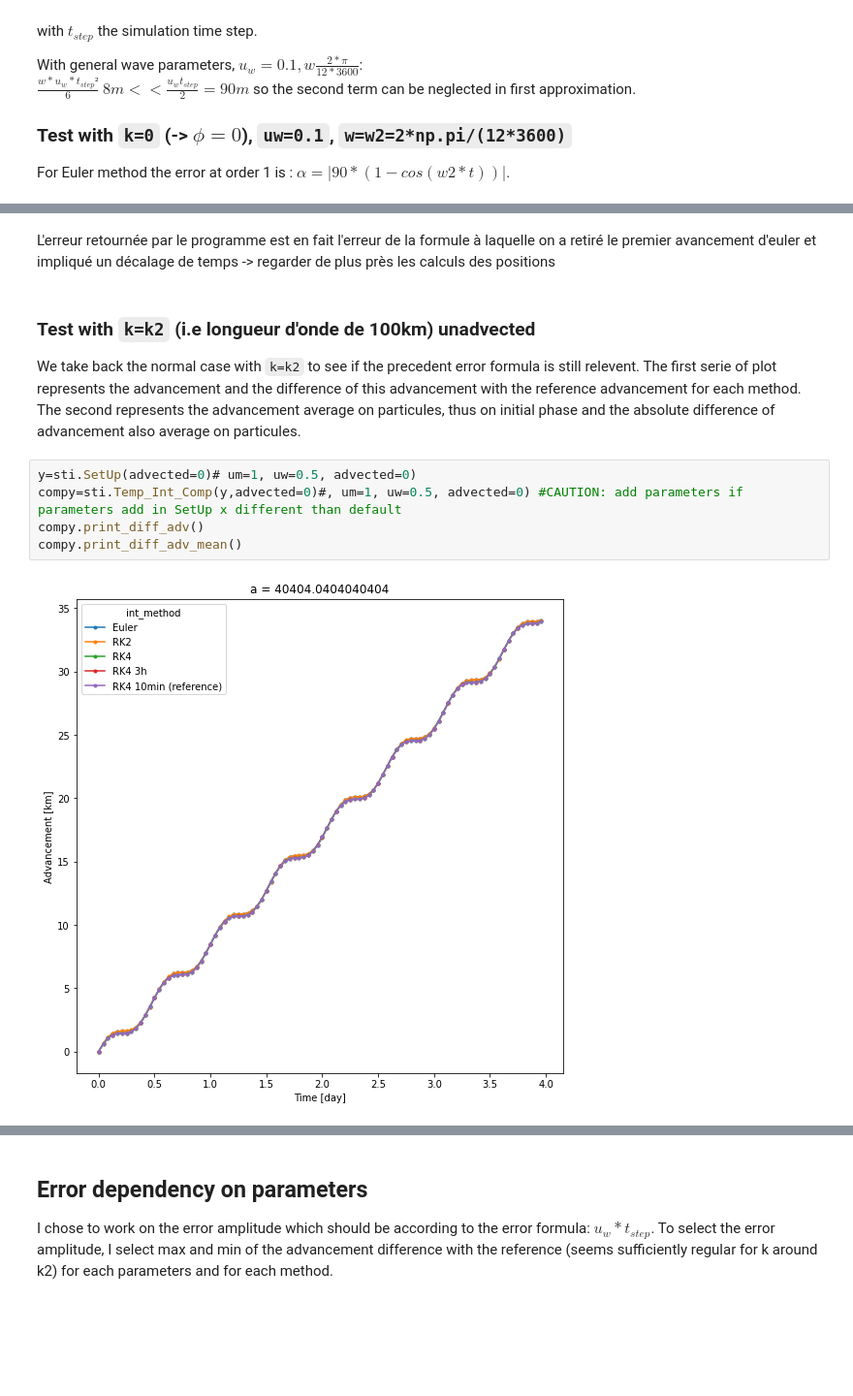
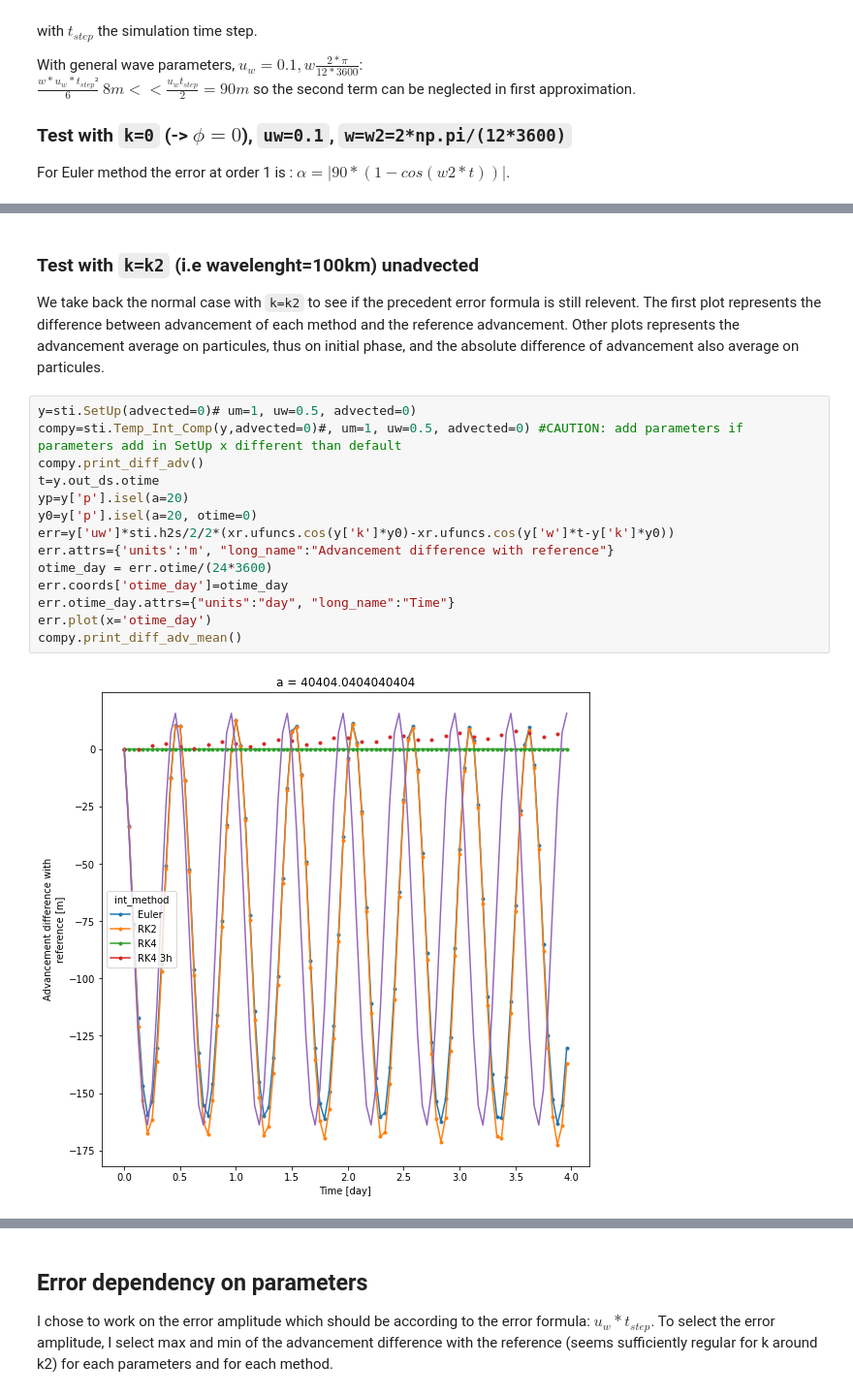
Before and after one commit to margot-demol/stage-m1, a Jupyter notebook: development/temporal_int_comparison.ipynb, the cells around one changed output, grey strips where cells are left out. Shown at 97% size. Drawn from its saved outputs; the diff is of its cells as text; blank space fills up the shorter version.

```diff
--- a/development/temporal_int_comparison.ipynb
+++ b/development/temporal_int_comparison.ipynb
@@ -103,14 +36,21 @@ plt.legend()
-# %% [markdown]
-L'erreur retournée par le programme est en fait l'erreur de la formule à laquelle on a retiré le premier avancement d'euler et impliqué un décalage de temps -> regarder de plus près les calculs des positions
 # %% [markdown]
-### Test with `k=k2` (i.e longueur d'onde de 100km) unadvected
+### Test with `k=k2` (i.e wavelenght=100km) unadvected
 We take back the normal case with `k=k2` to see if the precedent error formula is still relevent.
-The first serie of plot represents the advancement and the difference of this advancement with the reference advancement for each method.
-The second represents the advancement average on particules, thus on initial phase and the absolute difference of advancement also average on particules.
+The first plot represents the difference between advancement of each method and the reference advancement.
+Other plots represents the advancement average on particules, thus on initial phase, and the absolute difference of advancement also average on particules.
 # %%
 y=sti.SetUp(advected=0)# um=1, uw=0.5, advected=0)
 compy=sti.Temp_Int_Comp(y,advected=0)#, um=1, uw=0.5, advected=0) #CAUTION: add parameters if parameters add in SetUp x different than default
 compy.print_diff_adv()
+t=y.out_ds.otime
+yp=y['p'].isel(a=20)
+y0=y['p'].isel(a=20, otime=0)
+err=y['uw']*sti.h2s/2/2*(xr.ufuncs.cos(y['k']*y0)-xr.ufuncs.cos(y['w']*t-y['k']*y0))
+err.attrs={'units':'m', "long_name":"Advancement difference with reference"}
+otime_day = err.otime/(24*3600)
+err.coords['otime_day']=otime_day
+err.otime_day.attrs={"units":"day", "long_name":"Time"}
+err.plot(x='otime_day')
 compy.print_diff_adv_mean()
 # %% [output]
-[figure, old version]
+[figure, new version]
```
Also changed, not shown: parts of 22 cells of this notebook.
